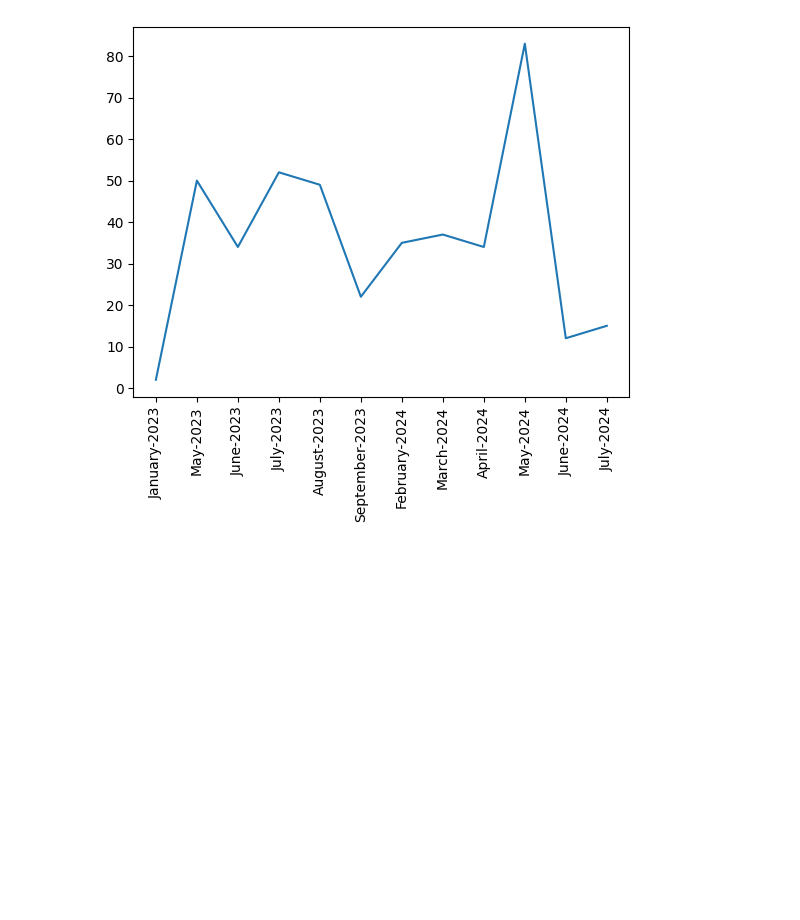
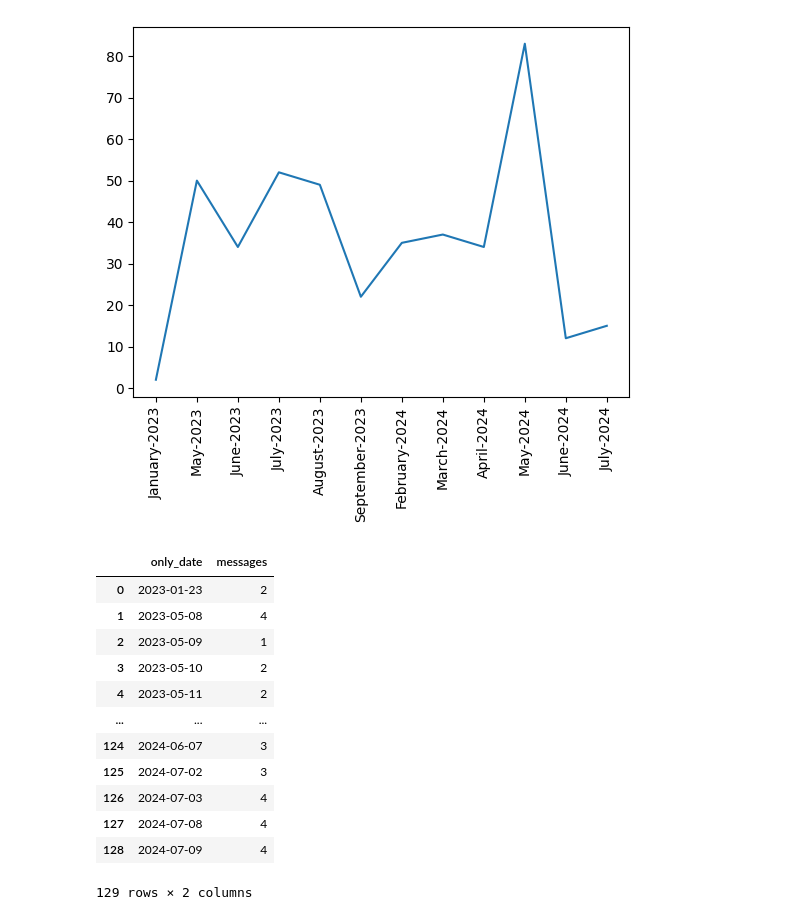
Before and after one commit to bannu82/Whatsapp-Chat-Analyser, a Jupyter notebook: Wsp_Chat_Analyzer.ipynb, the cells around one changed output. Cells and saved outputs as stored; diff of their text form; code cells hidden in the pictures; blank space fills up the shorter version.

```diff
--- a/Wsp_Chat_Analyzer.ipynb
+++ b/Wsp_Chat_Analyzer.ipynb
@@ -325,0 +328,16 @@ plt.show()
+# %%
+daily_timeline
+# %% [output]
+|  | only_date | messages |
+| 0 | 2023-01-23 | 2 |
+| 1 | 2023-05-08 | 4 |
+| 2 | 2023-05-09 | 1 |
+| 3 | 2023-05-10 | 2 |
+| 4 | 2023-05-11 | 2 |
+| ... | ... | ... |
+| 124 | 2024-06-07 | 3 |
+| 125 | 2024-07-02 | 3 |
+| 126 | 2024-07-03 | 4 |
+| 127 | 2024-07-08 | 4 |
+| 128 | 2024-07-09 | 4 |
+129 rows × 2 columns
```
Also changed, not shown: parts of 5 cells of this notebook, 2 other files.
